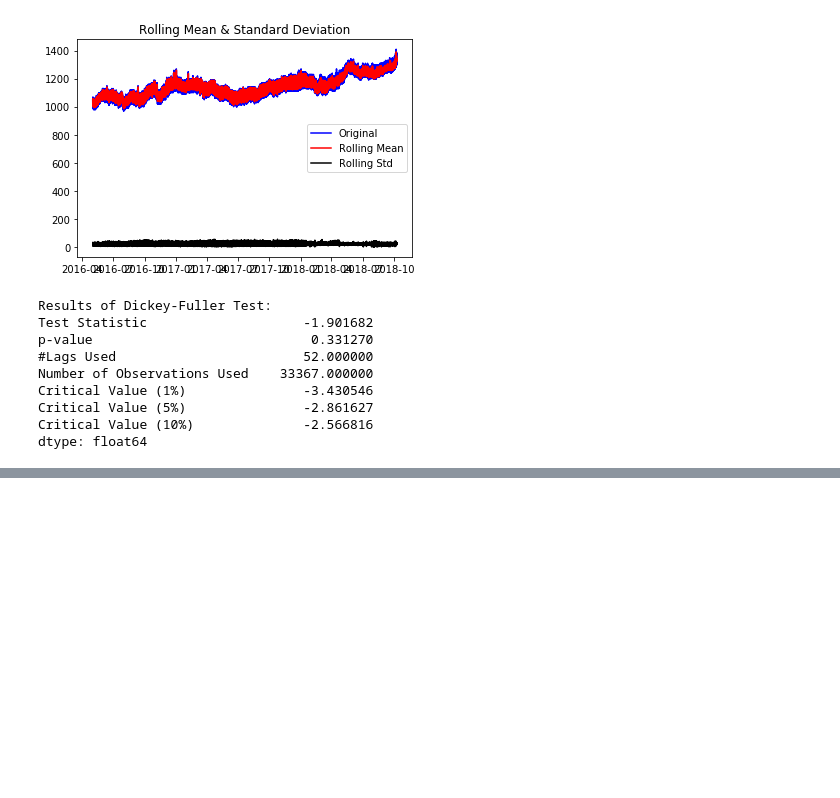
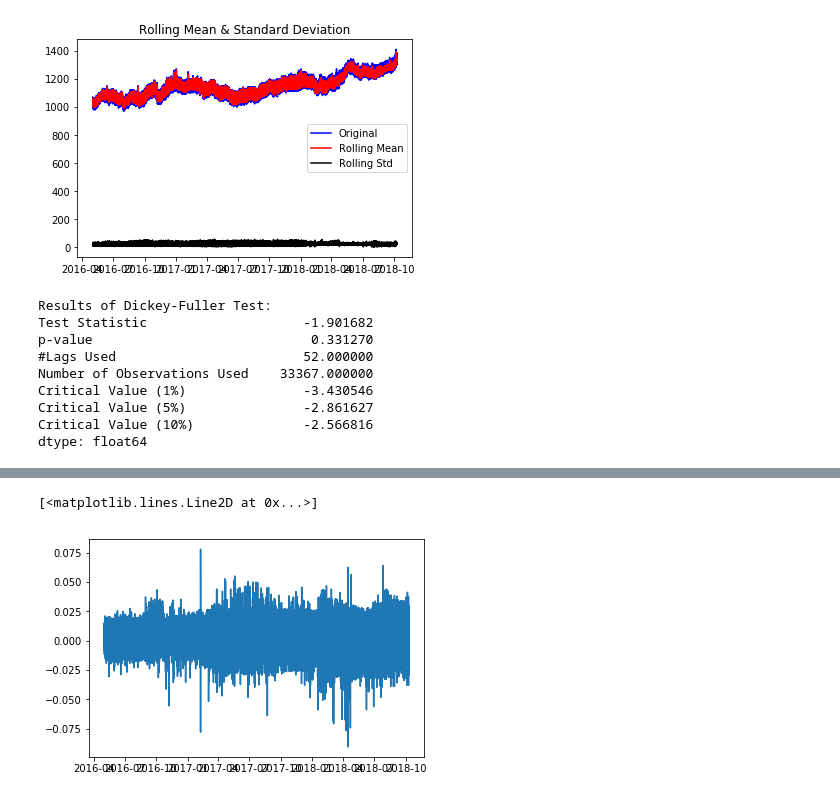
Before and after one commit to bibekthapaliya/Arima_model_Fuel_price_prediction, a Jupyter notebook: Master_Thesis.ipynb, the cells around one changed output, grey strips where cells are left out. Cells and saved outputs as stored; diff of their text form; code cells hidden in the pictures; blank space fills up the shorter version.

```diff
--- a/Master_Thesis.ipynb
+++ b/Master_Thesis.ipynb
@@ -455,0 +485,6 @@ dtype: float64
+# %%
+tf_log_diff=tf_log-tf_log.shift(1)
+plt.plot(tf_log_diff)
+# %% [output]
+[<matplotlib.lines.Line2D at 0x...>]
+[figure, added]
```
Also changed, not shown: parts of 18 cells of this notebook.
